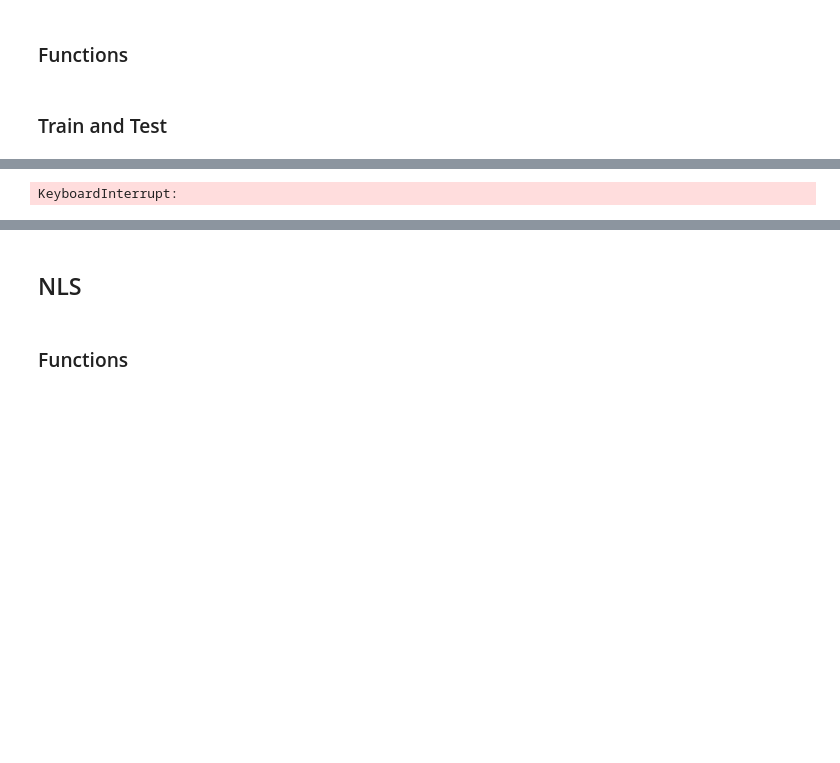
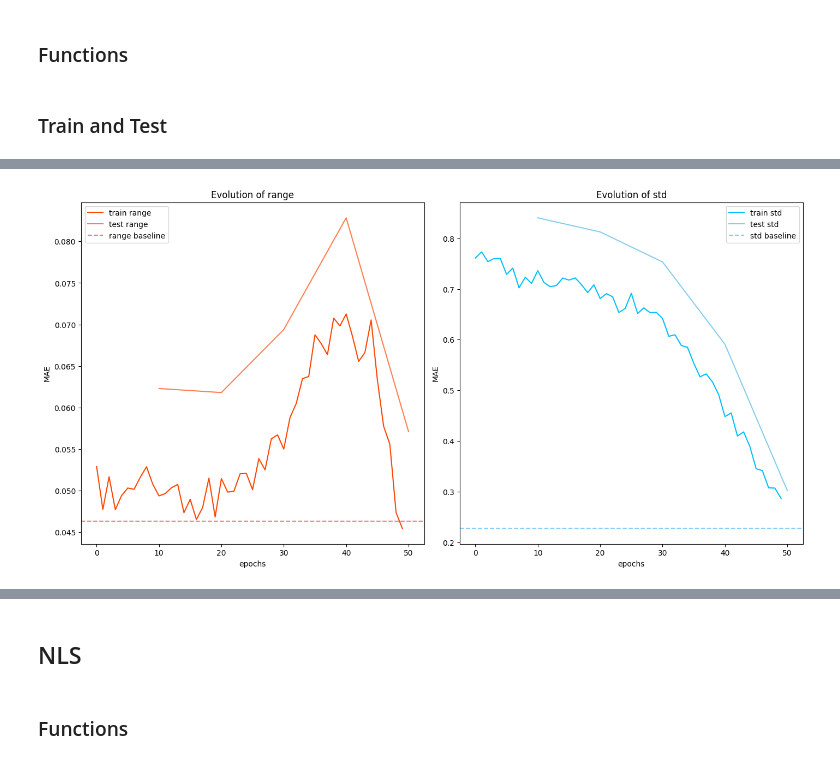
Before and after one commit to DarenXL/Neural_ST_inference, a Jupyter notebook: Code GNN/Amortized_Methods_Geostatistics_Spatio-Temporal.ipynb, the cells around one changed output, grey strips where cells are left out. Drawn from its saved outputs; the diff is of its cells as text; code cells hidden in the pictures; blank space fills up the shorter version.

```diff
--- a/Code GNN/Amortized_Methods_Geostatistics_Spatio-Temporal.ipynb
+++ b/Code GNN/Amortized_Methods_Geostatistics_Spatio-Temporal.ipynb
@@ -51,7 +51,7 @@ gdoc.setNoScroll()
 # %%
 device = torch.device("cuda:1" if torch.cuda.is_available() else "cpu")
 # %%
-file = "data/data_spatiotemporal_corrected"
+file = "data/data_spatiotemporal_small"
 
 os.makedirs(file, exist_ok=True)
 os.makedirs(file+"/samples", exist_ok=True)
@@ -695,12 +725,14 @@ def train_test(model, optimizer, loader, epoch_loss, test=True):
 # %% [markdown]
 ### Functions
 # %%
-def epoch_cnn(model, optimizer, loader):
+def epoch_cnn(model, optimizer, loader, save_full=False):
 
     model.train()
-    MAE = torch.nn.L1Loss(reduction="mean")
+    MAE = torch.nn.L1Loss(reduction="none")
 
-    sum_loss = []
+    losses_theta0 = []
+    losses_theta1 = []
+    full_losses = []
 
     for i, (batched_data, time_steps, theta, deepset) in enumerate(loader):
         optimizer.zero_grad()
@@ -711,21 +743,37 @@ def epoch_cnn(model, optimizer, loader):
 
         output = model(batched_data,time_steps, deepset_mapped)
 
-        batch_loss = MAE(output, theta)
+        loss_vec = MAE(output, theta)
 
-        batch_loss.backward()
+        loss = loss_vec.mean()
+        loss.backward()
         optimizer.step()
 
-        sum_loss.append(torch.abs(output - theta).detach().cpu())
+        losses_theta0.append(loss_vec[:,0].mean().item())
+        losses_theta1.append(loss_vec[:,1].mean().item())
 
-    return torch.cat(sum_loss,dim=0)
+        if save_full:
+            full_losses.append(loss_vec.detach().cpu())
+
+    mean = torch.tensor([np.mean(losses_theta0), np.mean(losses_theta1)]).detach().cpu()
+    # std  = torch.tensor([np.std(losses_theta0),  np.std(losses_theta1)])
+
+    result = {
+        "mean": mean,
+        # "std": std
+    }
+
+    if save_full:
+        result["full"] = torch.cat(full_losses, dim=0)    # (N,2)
+
+    return result
 # %%
 def plot_loss(all_loss_train_grid, all_loss_test_grid):
     fig_cnn, ax = plt.subplots(1, 2, figsize=(14, 7), constrained_layout=True)
-    ax[0].plot([l.mean(axis=0)[0] for l in all_loss_train_grid], 'orangered', label='train range')
-    ax[1].plot([l.mean(axis=0)[1] for l in all_loss_train_grid], 'deepskyblue',label='train std')
-    ax[0].plot(np.arange(n_epochs_test,n_epochs+1,n_epochs_test),[l.mean(axis=0)[0] for l in all_loss_test_grid], 'coral', label='test range')
-    ax[1].plot(np.arange(n_epochs_test,n_epochs+1,n_epochs_test),[l.mean(axis=0)[1] for l in all_loss_test_grid], 'skyblue',label='test std')
+    ax[0].plot([l[0] for l in all_loss_train_grid], 'orangered', label='train range')
+    ax[1].plot([l[1] for l in all_loss_train_grid], 'deepskyblue',label='train std')
+    ax[0].plot(np.arange(n_epochs_test,n_epochs+1,n_epochs_test),[l[0] for l in all_loss_test_grid], 'coral', label='test range')
+    ax[1].plot(np.arange(n_epochs_test,n_epochs+1,n_epochs_test),[l[1] for l in all_loss_test_grid], 'skyblue',label='test std')
 
     based, _ = baseline_mae(dataset_grid)
     ax[0].axhline(based[0],color='lightcoral', ls='--', label='range baseline')
@@ -748,6 +796,6 @@ model_3DCNN = CNN_network(in_channels=2, option="3D-CNN").to(device)
 
 optimizer_3DCNN = torch.optim.Adam(model_3DCNN.parameters(), lr=5e-5)
 
-all_loss_train_3DCNN, time_train_3DCNN, all_loss_test_3DCNN, time_test_3DCNN, theta_final_3DCNN = train_test(model_3DCNN, optimizer_3DCNN, loader_grid, epoch_cnn)
+all_loss_train_3DCNN, time_train_3DCNN, loss_final_train_3DCNN, all_loss_test_3DCNN, time_test_3DCNN, theta_final_test_3DCNN = train_test(model_3DCNN, optimizer_3DCNN, loader_grid, epoch_cnn)
 fig_3DCNN = plot_loss(all_loss_train_3DCNN, all_loss_test_3DCNN)
 # %% [output]
@@ -755,4 +805,4 @@ torch.Size([1833, 2])
-KeyboardInterrupt:
+[figure, added]
 # %%
 fig_3DCNN.savefig(path+"/loss_evolution"+"/3DCNN_train_evolution.png", format="png", bbox_inches="tight")
 
```
Also changed, not shown: parts of 20 cells of this notebook, 2 other files.
